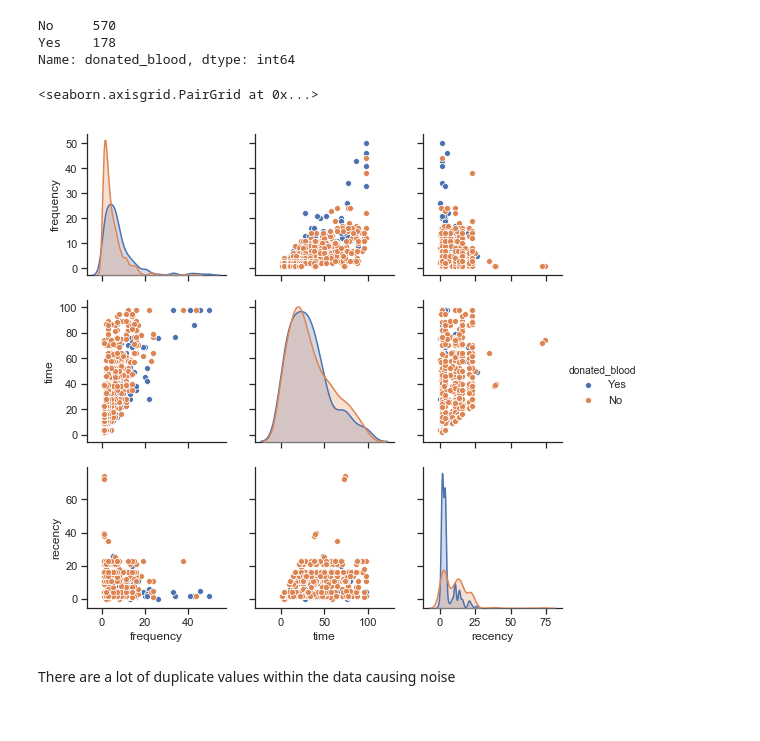
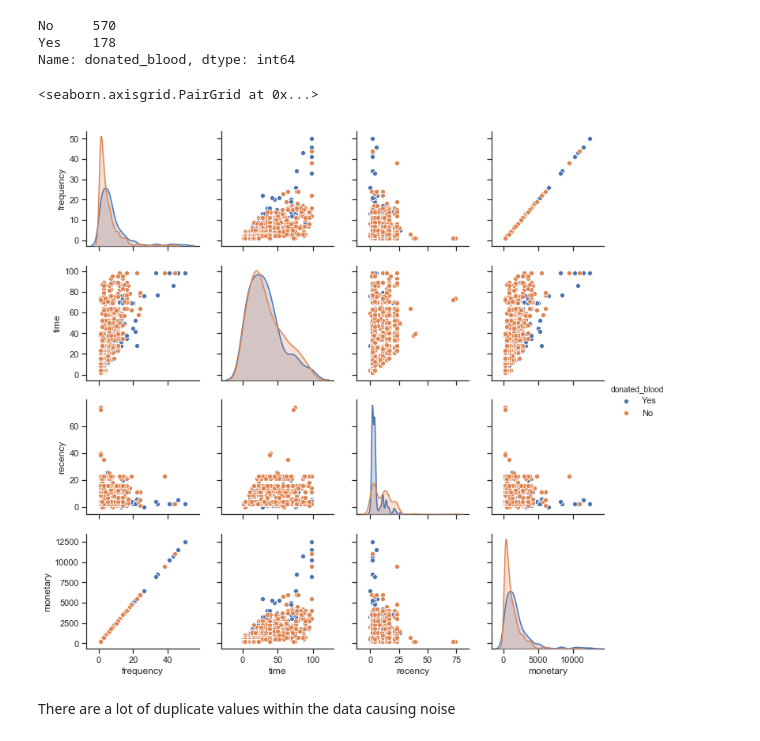
Before and after one commit to JonMcEntee/gatech, a Jupyter notebook: Machine Learning - Assignment 1 Blood Donor Data.ipynb, the cells around one changed output. Drawn from its saved outputs; the diff is of its cells as text; code cells hidden in the pictures.

```diff
--- a/Machine Learning - Assignment 1 Blood Donor Data.ipynb
+++ b/Machine Learning - Assignment 1 Blood Donor Data.ipynb
@@ -52,10 +61,10 @@ Yes    178
 Name: donated_blood, dtype: int64
 # %%
 sns.set(style='ticks')
-sns.pairplot(blood_data, hue='donated_blood', vars=['frequency', 'time', 'recency'])
+sns.pairplot(blood_data, hue='donated_blood', vars=['frequency', 'time', 'recency', 'monetary'])
 # %% [output]
 <seaborn.axisgrid.PairGrid at 0x...>
-[figure, old version]
+[figure, new version]
 # %%
 y = blood_data["donated_blood"]
 X = blood_data.drop(["donated_blood", "monetary"], axis=1)
```
Also changed, not shown: parts of 18 cells of this notebook.
